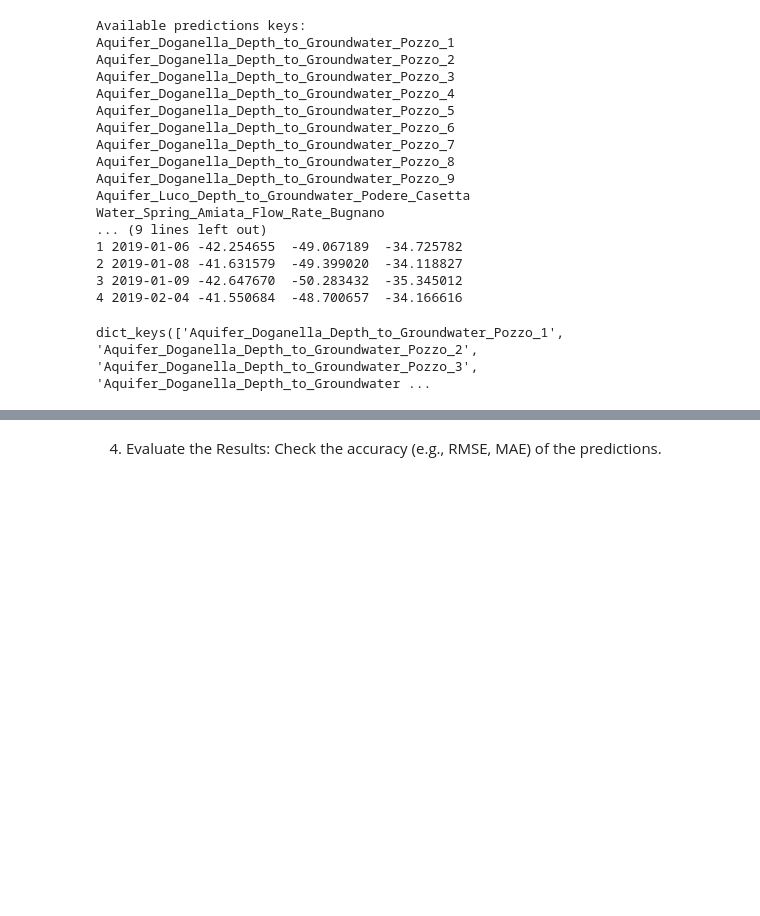
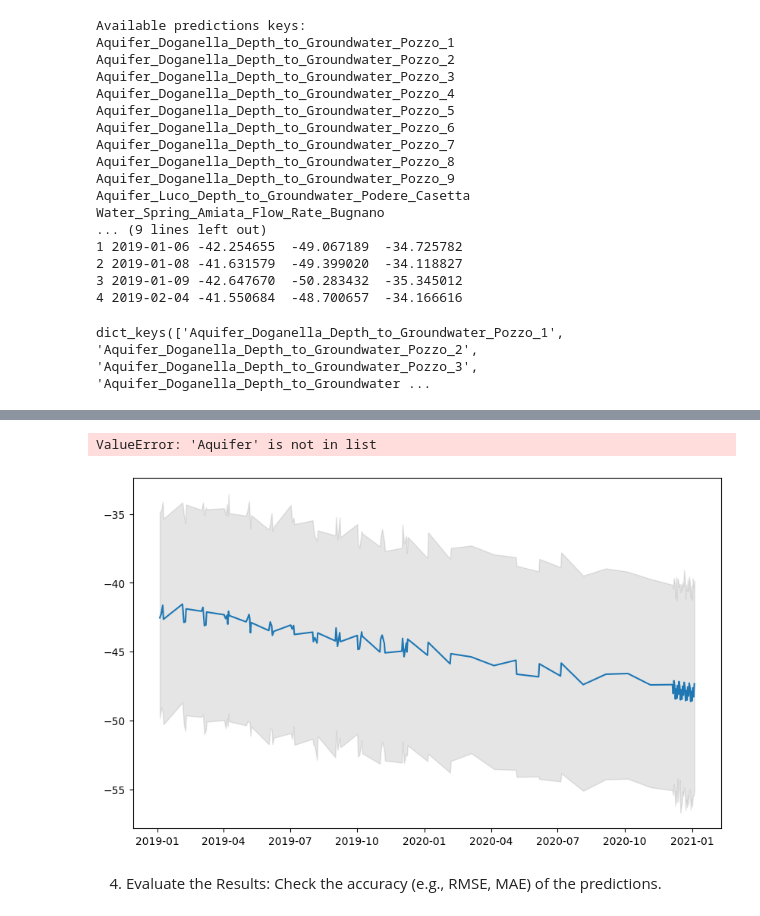
Before and after one commit to julfom/Acea_smart_water_if, a Jupyter notebook: notebook_if.ipynb, the cells around one changed output, grey strips where cells are left out. Saved outputs shown, nothing was run; the diff lists cells and outputs as text; code cells hidden in the pictures; blank space fills up the shorter version.

```diff
--- a/notebook_if.ipynb
+++ b/notebook_if.ipynb
@@ -216,7 +215,7 @@ for waterbody_name, targets in target_features_dict.items():
         # Check if predictions exist for the current waterbody and target
         if prediction_key in predictions:
             # Get the cleaned data for the current waterbody
-            index = cleaned_waterbody_names.index(waterbody_name)
+            index = cleaned_waterbodies.index(waterbody_name)
             cleaned_data = cleaned_waterbodies[index]
 
             # Extract actual observed data
@@ -273,3 +261,31 @@ No predictions available for Aquifer_Petrignano - Depth_to_Groundwater_P25.
+# %%
+for target in predictions.keys():
+    plt.figure(figsize=(10, 6))
+
+    # Get predicted values
+    forecast = predictions[target]
+
+    # Plot forecasted yhat values
+    plt.plot(forecast['ds'], forecast['yhat'], label="Predicted")
+
+    # Plot confidence interval
+    plt.fill_between(forecast['ds'], forecast['yhat_lower'], forecast['yhat_upper'], color='gray', alpha=0.2, label='Uncertainty Interval')
+
+    # Plot the actual data if it exists
+    waterbody_index = list(target_features_dict.keys()).index(target.split('_')[0])
+    actual_values = cleaned_waterbodies[waterbody_index][target.split('_')[1]]
+    plt.plot(cleaned_waterbodies[waterbody_index]['Date'], actual_values, label="Actual", color='red')
+
+    # Customize plot
+    plt.title(f"Predictions vs Actual for {target}")
+    plt.xlabel('Date')
+    plt.ylabel('Water Depth / Volume')
+    plt.legend()
+    plt.grid(True)
+    plt.show()
+# %% [output]
+ValueError: 'Aquifer' is not in list
+[figure, added]
 # %% [markdown]
 4) Evaluate the Results: Check the accuracy (e.g., RMSE, MAE) of the predictions.
 # %%
```
Also changed, not shown: parts of 4 cells of this notebook, 14 other files.
